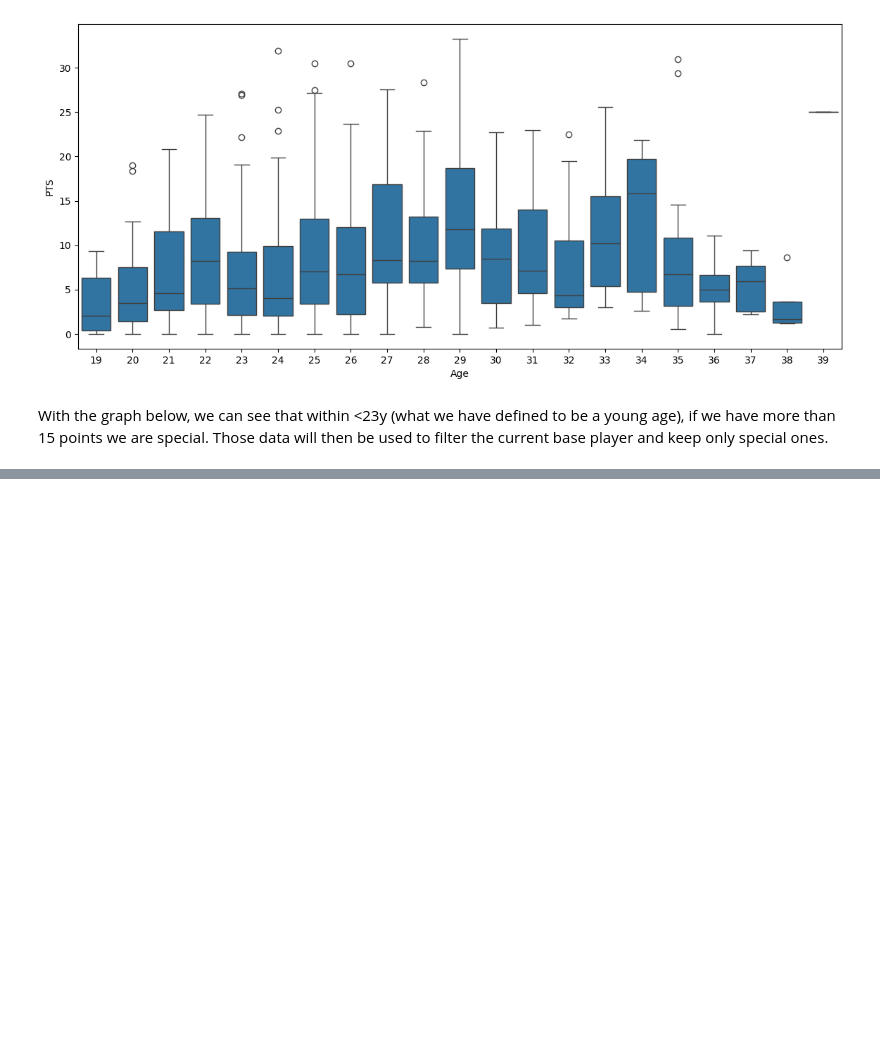
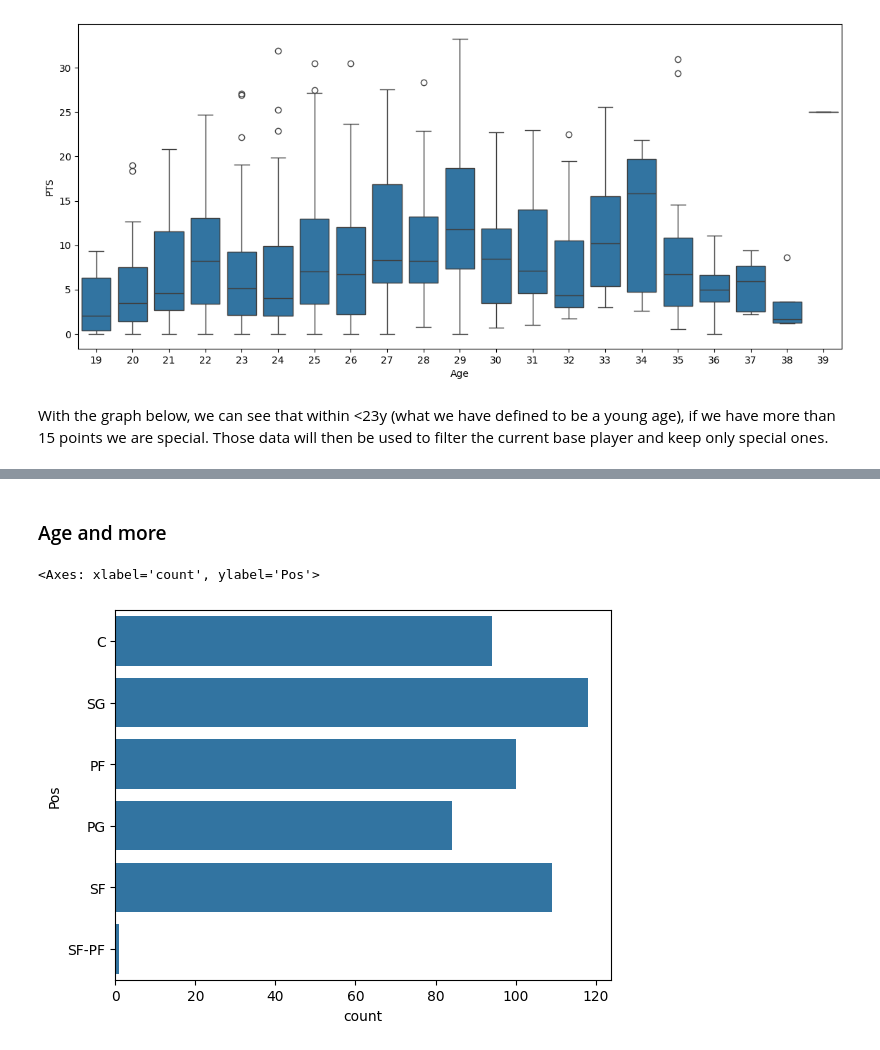
Before and after one commit to absabry/mlops-nba, a Jupyter notebook: notebooks/EDA.ipynb, the cells around one changed output, grey strips where cells are left out. Drawn from its saved outputs; the diff is of its cells as text; code cells hidden in the pictures; blank space fills up the shorter version.

```diff
--- a/notebooks/EDA.ipynb
+++ b/notebooks/EDA.ipynb
@@ -93,0 +105,7 @@ players.query(futur_super_star_def).sort_values("EFF", ascending=False).sort_val
+# %% [markdown]
+### Age and more
+# %%
+sns.countplot(players['Pos'],label="Count")
+# %% [output]
+<Axes: xlabel='count', ylabel='Pos'>
+[figure, added]
```
Also changed, not shown: parts of 17 cells of this notebook, 2 other files.
